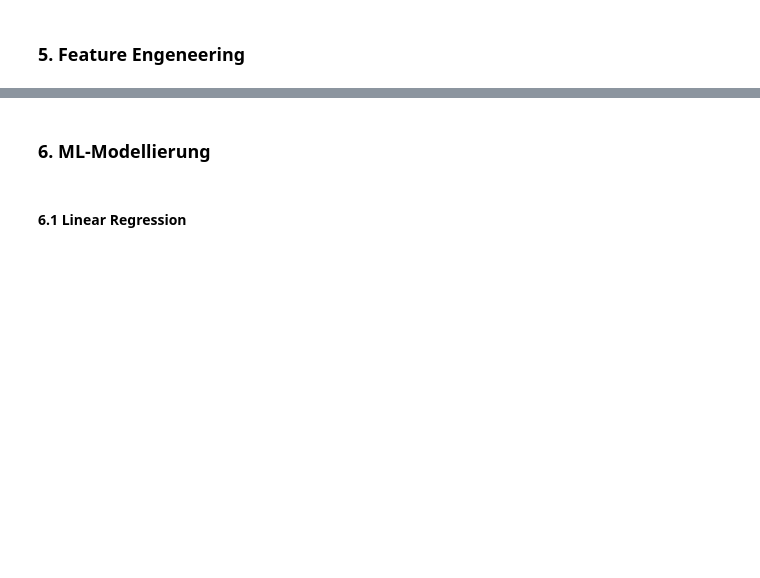
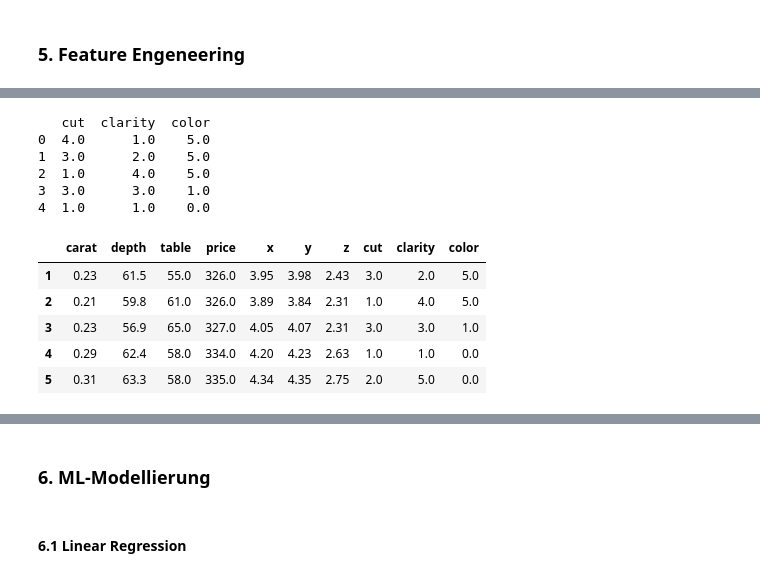
Before and after one commit to DanysHub/DataScienceProject1, a Jupyter notebook: DataScienceProject29.12.2024/DataScienceProject.ipynb, the cells around one changed output, grey strips where cells are left out. Drawn from its saved outputs; the diff is of its cells as text; code cells hidden in the pictures; blank space fills up the shorter version.

```diff
--- a/DataScienceProject29.12.2024/DataScienceProject.ipynb
+++ b/DataScienceProject29.12.2024/DataScienceProject.ipynb
@@ -315,18 +531,35 @@ print(df['color'].unique())
 # %%
+# Handling Categorial Feautres: Umwandlung der Kategorischen Werte in nummerische Werte mit Ordinal Encoding
+
+# Die Listen definieren die Kategorien von den kategorischen Features und die Reihenfolge der Merkmale
 cut_categories = ['Fair', 'Good', 'Very Good', 'Premium', 'Ideal']
 color_categories = ['J', 'I', 'H', 'G', 'F', 'E', 'D']
 clarity_categories = ['I1', 'SI2', 'SI1', 'VS2', 'VS1', 'VVS2', 'VVS1', 'IF']
 
+#ein OrdinalEncoder wird erstellt
 encoder = OrdinalEncoder(categories=[cut_categories, clarity_categories, color_categories])
 
 ordinal_encoded = encoder.fit_transform(df[['cut', 'clarity', 'color']])
 
 
 ordinal_encoded_df = pd.DataFrame(ordinal_encoded, columns = encoder.get_feature_names_out(['cut','clarity', 'color']))
 print(ordinal_encoded_df.head())
 
 
 df_ordinal_encoded = pd.concat([df.drop(['cut', 'clarity', 'color'], axis=1), ordinal_encoded_df], axis=1)
 df = df_ordinal_encoded
-df.head(12)
+df.head()
+# %% [output]
+   cut  clarity  color
+0  4.0      1.0    5.0
+1  3.0      2.0    5.0
+2  1.0      4.0    5.0
+3  3.0      3.0    1.0
+4  1.0      1.0    0.0
+|  | carat | depth | table | price | x | y | z | cut | clarity | color |
+| 1 | 0.23 | 61.5 | 55.0 | 326.0 | 3.95 | 3.98 | 2.43 | 3.0 | 2.0 | 5.0 |
+| 2 | 0.21 | 59.8 | 61.0 | 326.0 | 3.89 | 3.84 | 2.31 | 1.0 | 4.0 | 5.0 |
+| 3 | 0.23 | 56.9 | 65.0 | 327.0 | 4.05 | 4.07 | 2.31 | 3.0 | 3.0 | 1.0 |
+| 4 | 0.29 | 62.4 | 58.0 | 334.0 | 4.20 | 4.23 | 2.63 | 1.0 | 1.0 | 0.0 |
+| 5 | 0.31 | 63.3 | 58.0 | 335.0 | 4.34 | 4.35 | 2.75 | 2.0 | 5.0 | 0.0 |
 # %%
```
Also changed, not shown: parts of 41 cells of this notebook.
